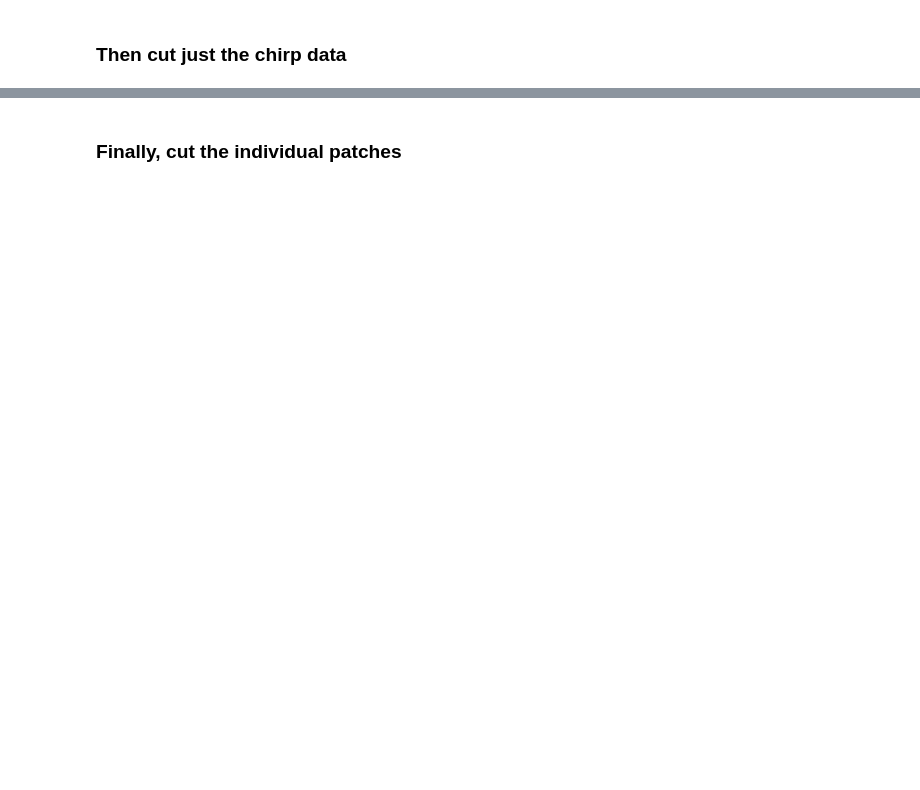
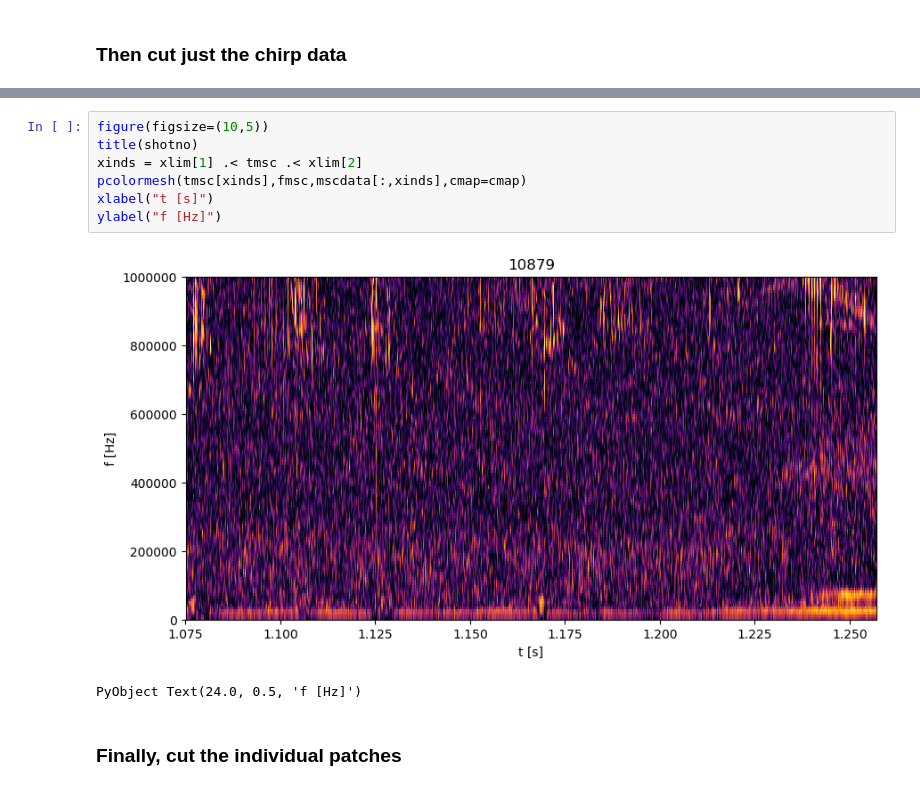
Before and after one commit to vitskvara/AlfvenDetectors.jl, a Jupyter notebook: notebooks/label_patches.ipynb, the cells around one changed output, grey strips where cells are left out. Drawn from its saved outputs; the diff is of its cells as text; blank space fills up the shorter version.

```diff
--- a/notebooks/label_patches.ipynb
+++ b/notebooks/label_patches.ipynb
@@ -46,3 +92,13 @@ ylabel("f [Hz]")
+# %%
+figure(figsize=(10,5))
+title(shotno)
+xinds = xlim[1] .< tmsc .< xlim[2]
+pcolormesh(tmsc[xinds],fmsc,mscdata[:,xinds],cmap=cmap)
+xlabel("t [s]")
+ylabel("f [Hz]")
+# %% [output]
+[figure, added]
+PyObject Text(24.0, 0.5, 'f [Hz]')
 # %% [markdown]
 ### Finally, cut the individual patches
 # %%
```
Also changed, not shown: parts of 13 cells of this notebook, 3 other files.
